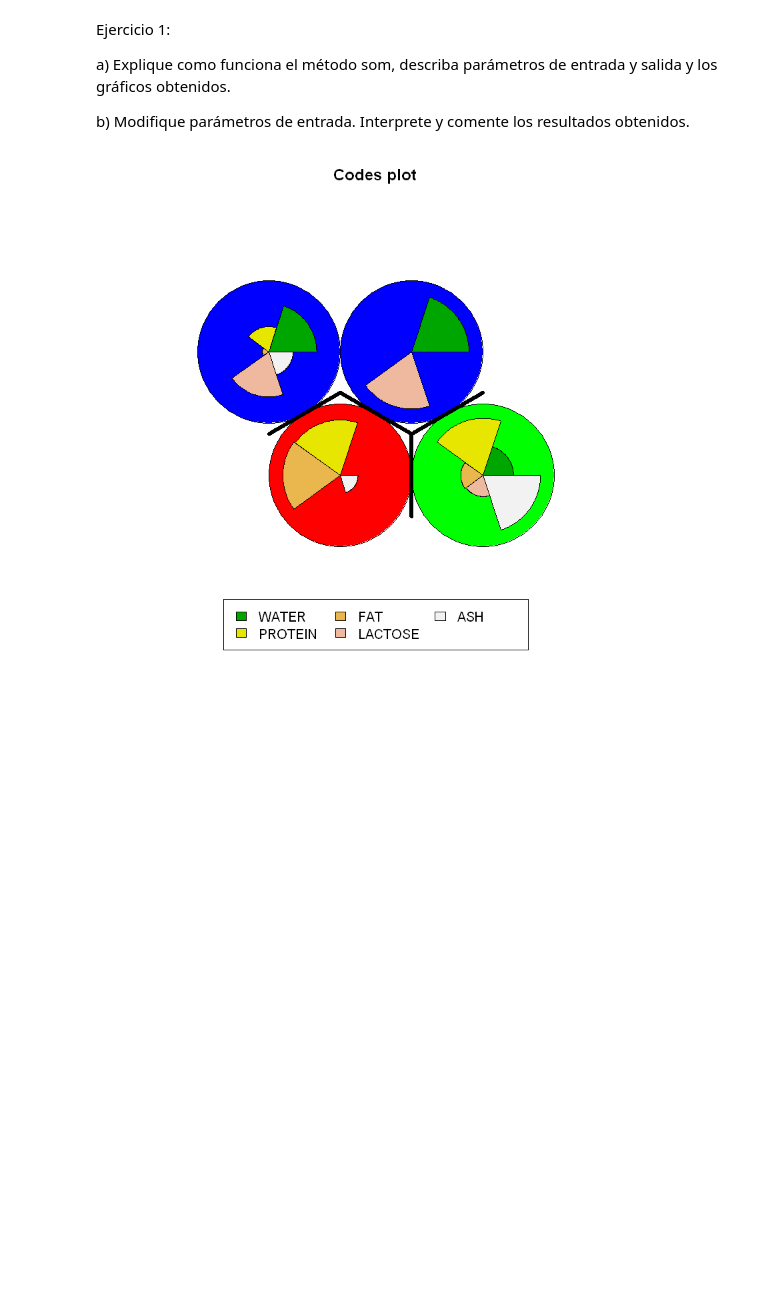
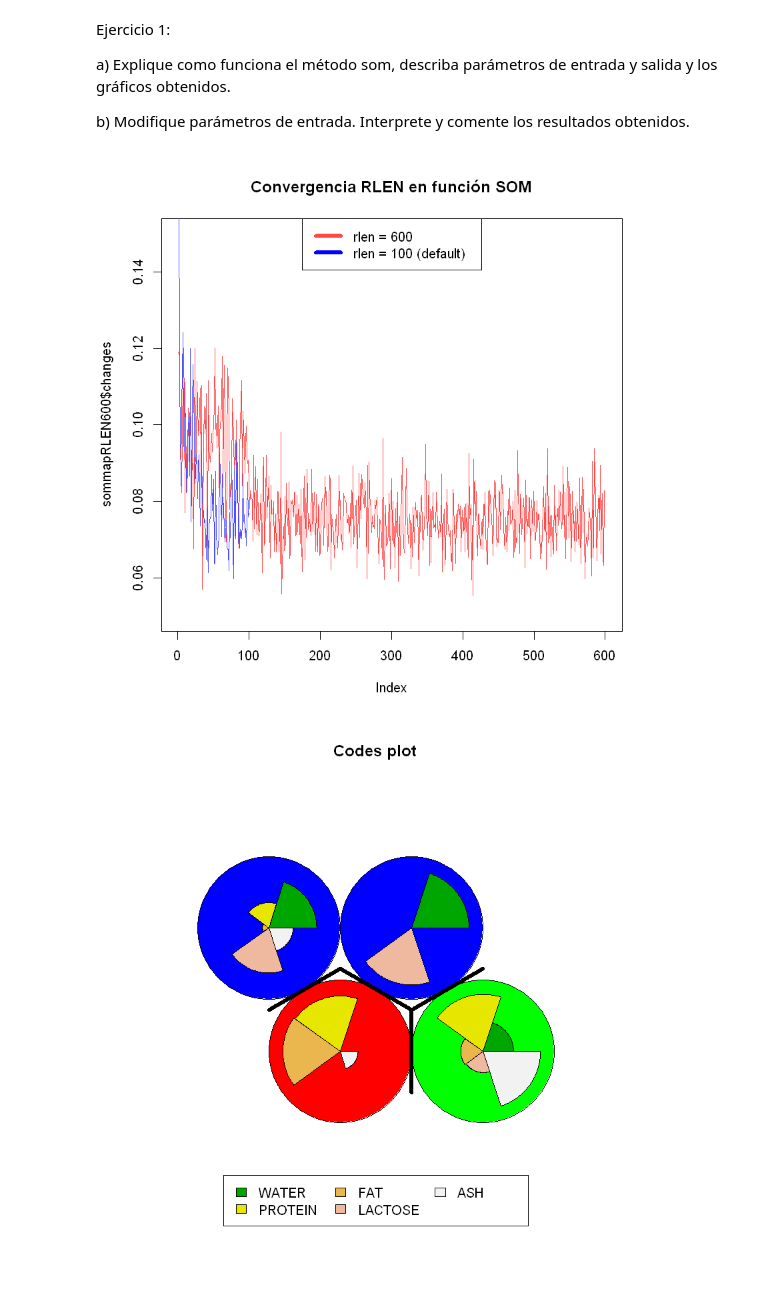
Before and after one commit to alexbgh1/INFO257_U2, a Jupyter notebook: clustering/Clustering_Notebook3.ipynb, the cells around one changed output. Saved outputs shown, nothing was run; the diff lists cells and outputs as text; code cells hidden in the pictures; blank space fills up the shorter version.

```diff
--- a/clustering/Clustering_Notebook3.ipynb
+++ b/clustering/Clustering_Notebook3.ipynb
@@ -123,3 +121,16 @@ b) Modifique parámetros de entrada. Interprete y comente los resultados obtenid
+# %%
+#       1.b
+
+
+# Además, al modificar rlen y como se mencionó antes, con la variable changes podemos ver los cambios de las medias de los nodos
+# Que al graficarlo, podemos observar que a partir de rlen = 150-200 no parecen haber cambios signficativos en el comportamiento
+# De todas formas, con rlen = 100 (por defecto) no se aleja mucho del resultado 'ideal'
+sommapRLEN600 <- som(scale(datos), grid = somgrid(2, 2, "hexagonal"), rlen = 600)
+plot(sommapRLEN600$changes,type="l",col="#FF4949", ylim= c(0.05,0.15), main = "Convergencia RLEN en función SOM")
+lines(sommap$changes,col="#4F4FFF")
+legend(x = "top", inset = 0, legend=c("rlen = 600", "rlen = 100 (default)"),col = c("#FF4949","#4F4FFF"), lwd=5, cex=1., horiz = FALSE)
+# %% [output]
+[figure, added]
 # %%
 mat <- matrix(sommap$codes[[1]], ncol=4,nrow=4,byrow=FALSE)
 
```
Also changed, not shown: parts of 2 cells of this notebook.
